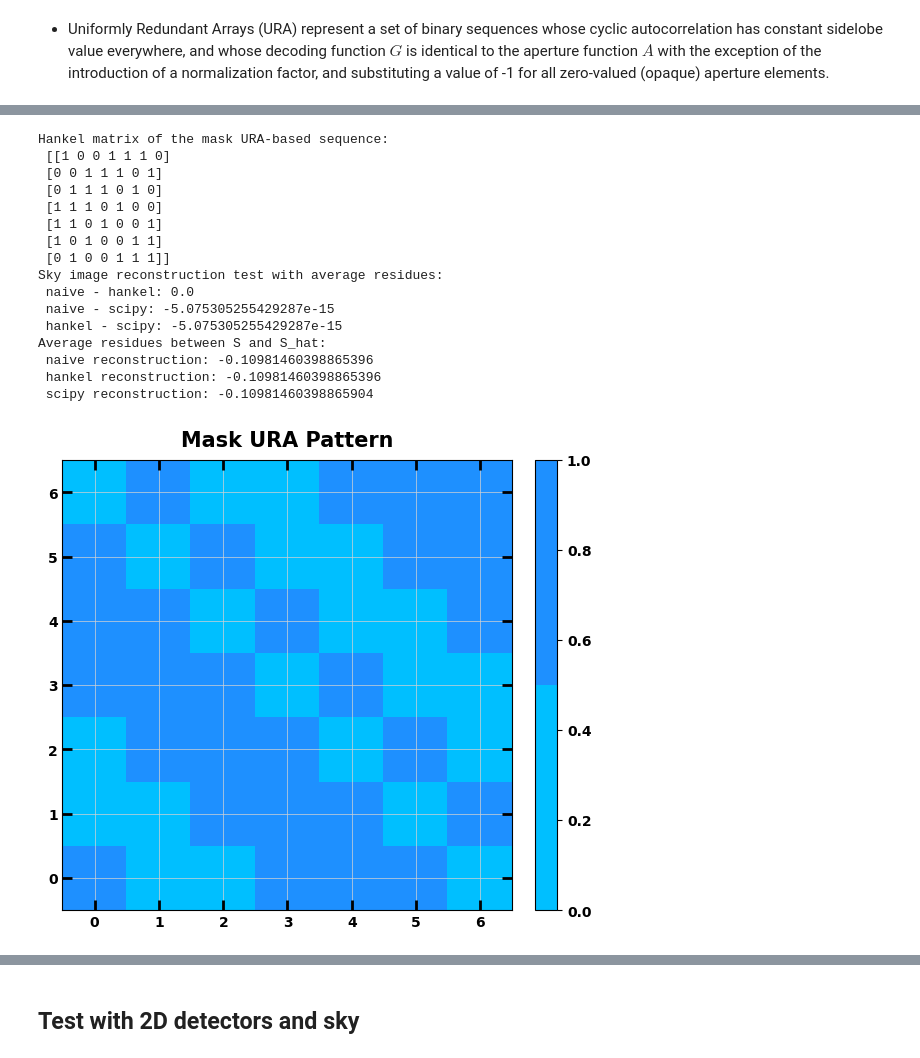
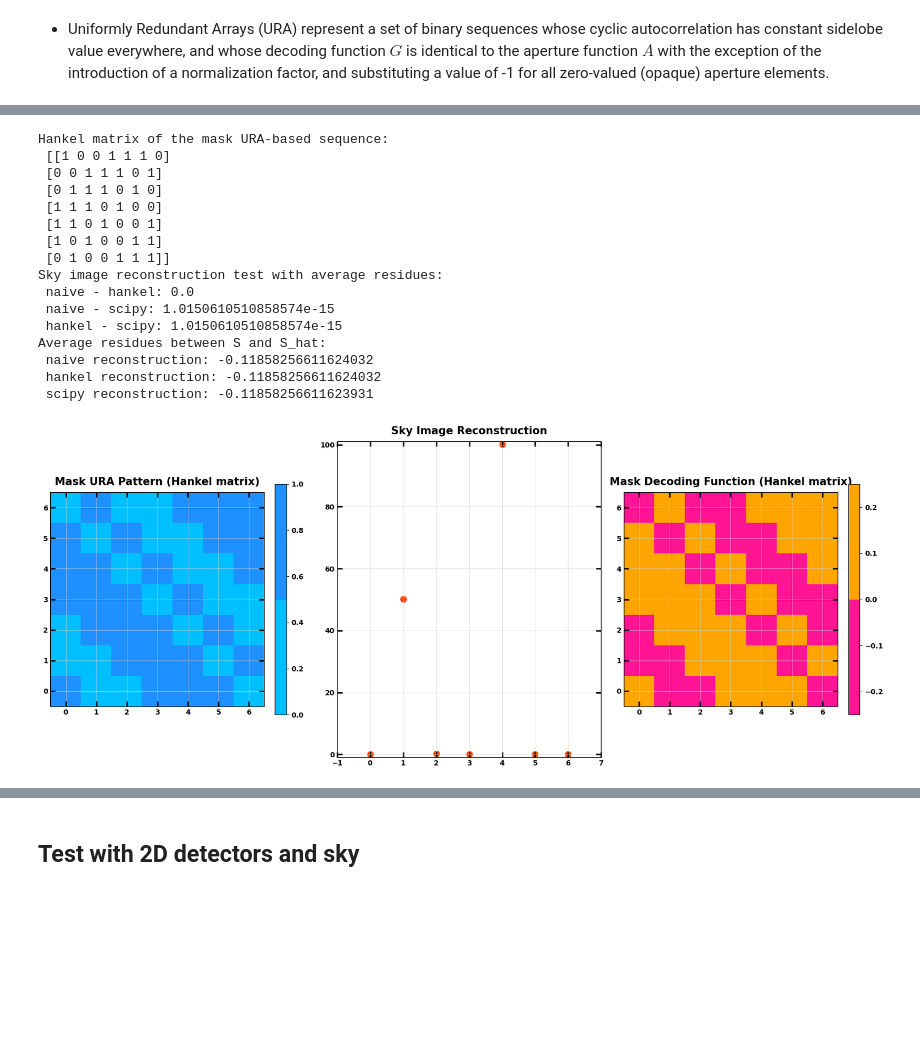
Before and after one commit to EdoardoGiancarli/Reconstruction_Masks_Test, a Jupyter notebook: Img_Reconstruction.ipynb, the cells around one changed output, grey strips where cells are left out. Saved outputs shown, nothing was run; the diff lists cells and outputs as text; code cells hidden in the pictures; blank space fills up the shorter version.

```diff
--- a/Img_Reconstruction.ipynb
+++ b/Img_Reconstruction.ipynb
@@ -138,7 +138,9 @@ def decoding_function(A: c.Sequence, mask_pattern: str):
 
     if mask_pattern == 'random':
         cut = (len(A) + 1)//2
-        return np.linalg.inv(hankel(A[:cut], A[-cut:]))
+        g = np.linalg.inv(hankel(A[:cut], A[-cut:]))
+        print(g)
+        return g
 
     elif mask_pattern == 'ura':
         cut = (len(A) - 1)//4
@@ -222,9 +224,9 @@ mpl.rcParams.update(params)
 plt.rcParams["axes.prop_cycle"] = plt.cycler("color", plt.cm.turbo_r(np.linspace(0,1,5)))
 
 
-def plotmultiple(plot_type: list[str], plot_input: list[c.Sequence], title: list[str],
-                 xlabel: list[str] = None, ylabel: list[str] = None,
-                 cbarcmap: list = None, cbarlabel: list[str] = None) -> None:
+def plot(plot_type: list[str], plot_input: list[c.Sequence], title: list[str],
+         xlabel: list[str] = None, ylabel: list[str] = None,
+         cbarcmap: list = None, cbarlabel: list[str] = None) -> None:
     """
     Plot(s) of the input array(s) (1D as sequences or 2D as images).
     ------------------------------------------------------------
@@ -398,38 +447,37 @@ def URA_mask(basic_pattern: c.Sequence, hankel_array: bool = False) -> c.Sequenc
 # %%
 # sky image reconstruction with URA mask pattern
 basic_pattern = np.array([1, 1, 1, 0, 1, 0, 0])   # URA basic pattern
 A = URA_mask(basic_pattern, True)                 # URA-based coded mask sequence
 
 S = np.array([0, 50, 0, 0, 100, 0, 0])            # sources array with intensities S_j
 
 D = detector_image(A, S, True, 'scipy')           # detector image with detector background
 
 G = decoding_function(A, 'ura')                   # mask decoding function
 
 S_hat = sky_image_reconstruction(G, D, 'ura', 'scipy')  # reconstructed sky image
 
 
 reconstruction_test(G, D, S, 'ura')                     # reconstruction algorithms test
 
-plot('image', hankel(A[:len(basic_pattern)], A[-len(basic_pattern):]),
-     "Mask URA Pattern")
-
-plot('sequence', S_hat, 'Sky Image Reconstruction')
+plot(['image', 'sequence', 'image'], [hankel(A[:len(basic_pattern)], A[-len(basic_pattern):]), S_hat, hankel(G[:len(basic_pattern)], G[-len(basic_pattern):])],
+     ["Mask URA Pattern (Hankel matrix)", "Sky Image Reconstruction", "Mask Decoding Function (Hankel matrix)"],
+     cbarcmap=[ListedColormap(["DeepSkyBlue", "DodgerBlue"]), None, ListedColormap(["DeepPink", "Orange"])])
 # %% [output]
 Hankel matrix of the mask URA-based sequence:
  [[1 0 0 1 1 1 0]
  [0 0 1 1 1 0 1]
  [0 1 1 1 0 1 0]
  [1 1 1 0 1 0 0]
  [1 1 0 1 0 0 1]
  [1 0 1 0 0 1 1]
  [0 1 0 0 1 1 1]]
 Sky image reconstruction test with average residues:
  naive - hankel: 0.0
- naive - scipy: -5.075305255429287e-15
- hankel - scipy: -5.075305255429287e-15
+ naive - scipy: 1.0150610510858574e-15
+ hankel - scipy: 1.0150610510858574e-15
 Average residues between S and S_hat:
- naive reconstruction: -0.10981460398865396
- hankel reconstruction: -0.10981460398865396
- scipy reconstruction: -0.10981460398865904
+ naive reconstruction: -0.11858256611624032
+ hankel reconstruction: -0.11858256611624032
+ scipy reconstruction: -0.11858256611623931
-[figure, old version]
+[figure, new version]
```
Also changed, not shown: parts of 5 cells of this notebook.
